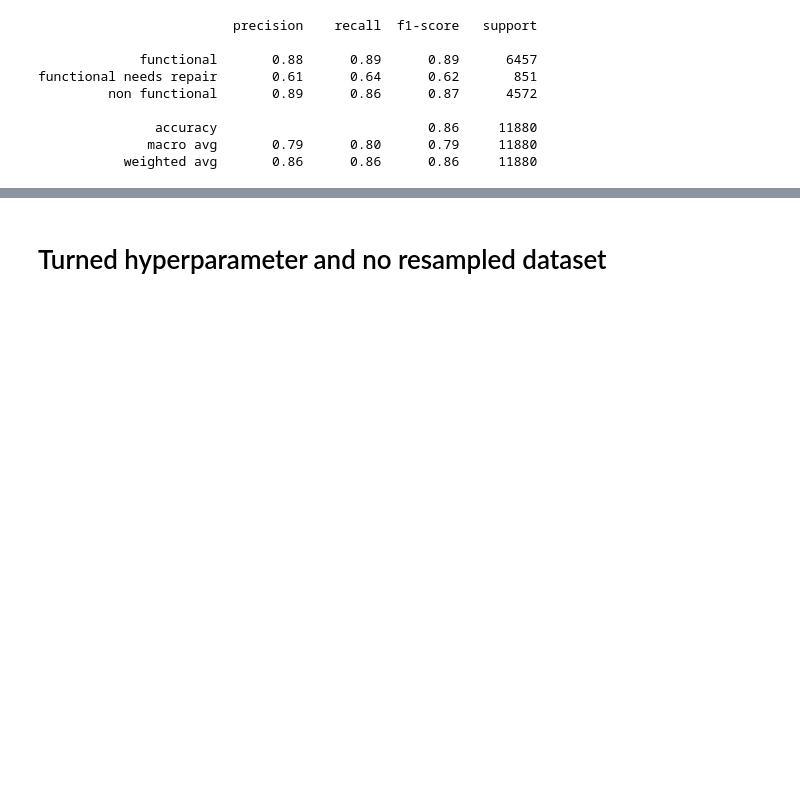
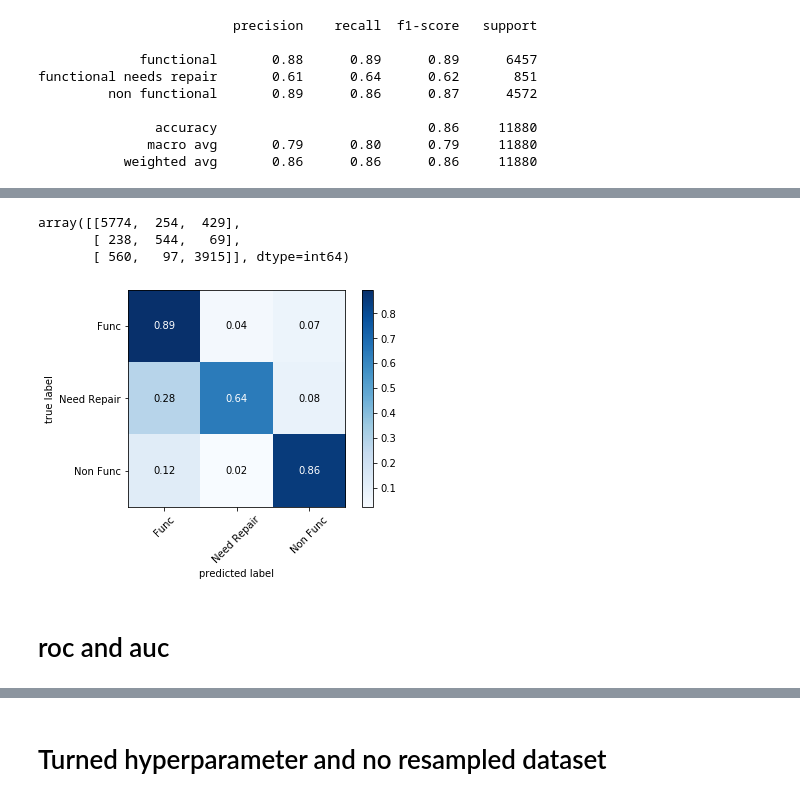
Before and after one commit to yukaberry/portfolio_tanzania_water_pumps, a Jupyter notebook: Untitled.ipynb, the cells around one changed output, grey strips where cells are left out. Drawn from its saved outputs; the diff is of its cells as text; code cells hidden in the pictures; blank space fills up the shorter version.

Commit message:
uploaded images

```diff
--- a/Untitled.ipynb
+++ b/Untitled.ipynb
@@ -34,13 +32,13 @@ Using TensorFlow backend.
 # %%
 def modeling(clf,X_train,y_train,X_test,y_test):
-    """returns train a model and return model's accuracy and F1_macro"""
+    """train a model and return model's accuracy and F1_macro"""
 
     clf.fit(X_train,y_train)
     y_pred =clf.predict(X_test)
     clf_report = classification_report(y_test,y_pred)
     clf_acc_score = accuracy_score(y_test, y_pred)
     f1score=f1_score(y_test, y_pred, average='macro')
-    return  clf_report, clf_acc_score, f1score
+    return  clf_report, clf_acc_score, f1score,y_pred
     print(clf_report)
 # %%
 df =pd.read_csv("data/resampled_tanzania_cleaned_df.csv")
@@ -186,5 +184,5 @@ XGBClassifier(base_score=None, booster=None, colsample_bylevel=0.5,
               validate_parameters=False, verbosity=None)
 # %%
 
-XGB_t_clf_report, XGB_t_clf_acc_score, XGB_t_f1score = modeling(XGB_t,X_train_resampled,y_train_resampled,X_test,y_test)
+XGB_t_clf_report_r, XGB_t_clf_acc_score_r, XGB_t_f1score_r, XGB_t_y_pred_r= modeling(XGB_t,X_train_resampled,y_train_resampled,X_test,y_test)
 # %%
@@ -201,0 +220,17 @@ functional needs repair       0.61      0.64      0.62       851
+# %%
+XGB_t_confusion_matrix_ =confusion_matrix(y_test,XGB_t_y_pred_r)
+XGB_t_confusion_matrix_
+# %% [output]
+array([[5774,  254,  429],
+       [ 238,  544,   69],
+       [ 560,   97, 3915]], dtype=int64)
+# %%
+class_names = ["Func","Need Repair","Non Func"]
+fig,ax =plot_confusion_matrix(conf_mat = XGB_t_confusion_matrix_,colorbar = True,
+                             show_absolute=False, show_normed=True,
+                             class_names = class_names)
+plt.show()
+# %% [output]
+[figure, added]
+# %% [markdown]
+# roc and auc
```
Also changed, not shown: parts of 18 cells of this notebook, 5 other files.
